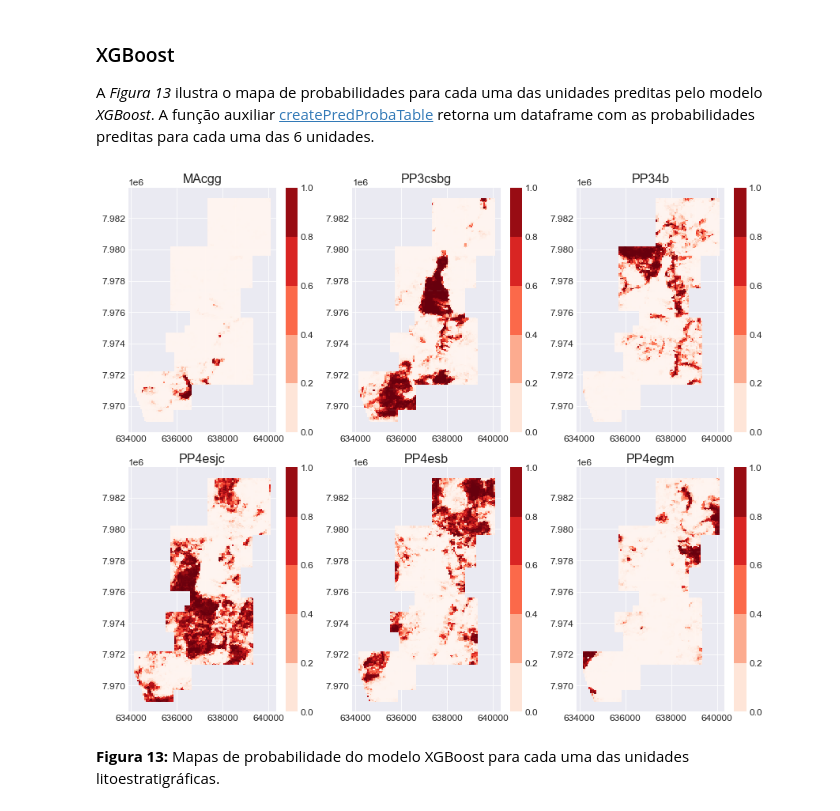
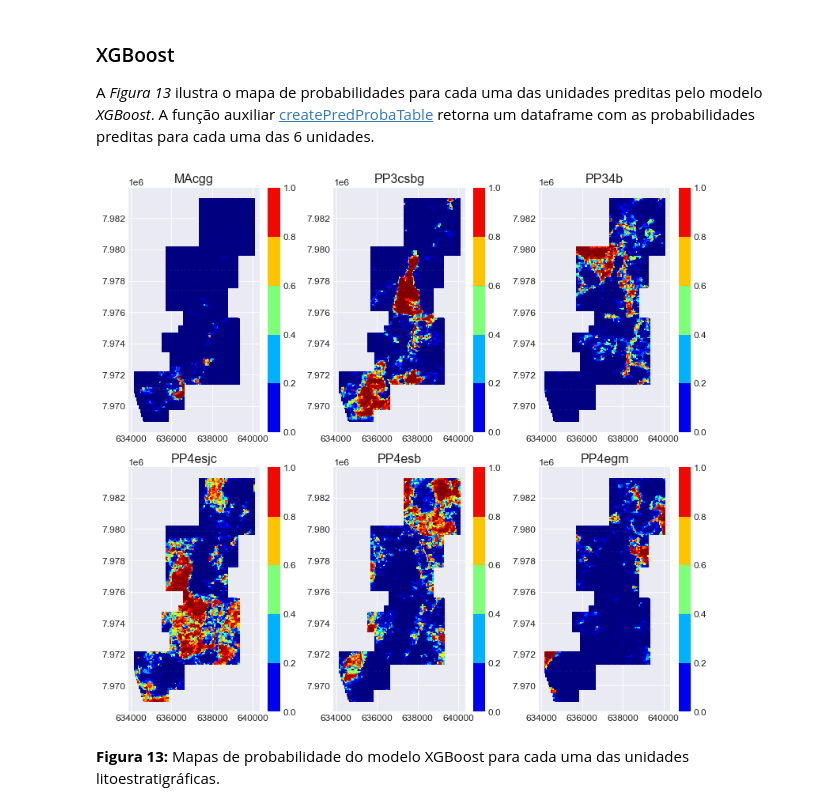
Before and after one commit to fnaghetini/Mapa-Preditivo, a Jupyter notebook: 2-predictive_litho_map.ipynb, the cells around one changed output. Saved outputs shown, nothing was run; the diff lists cells and outputs as text; code cells hidden in the pictures.

```diff
--- a/2-predictive_litho_map.ipynb
+++ b/2-predictive_litho_map.ipynb
@@ -1195,10 +1195,10 @@ pr_rf_test  = tuned_models['RF'].predict_proba(X_test)
 df_pr_rf = createPredProbaTable(pr_rf_train, pr_rf_test, train, test)
 # %%
 # mapas de probabilidade por unidade (RF)
-fig, axs = plt.subplots(nrows = 2, ncols = 3, figsize = (12, 10))
+fig, axs = plt.subplots(nrows = 2, ncols = 3, figsize = (11, 10))
 
 for ax, label in zip(axs.flat, labels):
-    rf_pr_map = ax.scatter(data = df_pr_rf, x = 'X', y = 'Y', c = label, cmap = 'Reds', s = sz, marker = mk)
+    rf_pr_map = ax.scatter(data = df_pr_rf, x = 'X', y = 'Y', c = label, cmap = 'jet', s = sz, marker = mk)
     fig.colorbar(rf_pr_map, ax = ax, boundaries = np.linspace(0.0,1.0,6))
     ax.set_title(label, size = fs_title)
 
@@ -1236,19 +1236,19 @@ pr_xgb_test = tuned_models['XGB'].predict_proba(X_test)
 df_pr_xgb = createPredProbaTable(pr_xgb_train, pr_xgb_test, train, test)
 # %%
 # mapas de probabilidade por unidade (XGB)
-fig, axs = plt.subplots(nrows = 2, ncols = 3, figsize = (12, 10))
+fig, axs = plt.subplots(nrows = 2, ncols = 3, figsize = (11, 10))
 
 for ax, label in zip(axs.flat, labels):
-    xgb_pr_map = ax.scatter(data = df_pr_xgb, x = 'X', y = 'Y', c = label, cmap = 'Reds', s = sz, marker = mk)
+    xgb_pr_map = ax.scatter(data = df_pr_xgb, x = 'X', y = 'Y', c = label, cmap = 'jet', s = sz, marker = mk)
     fig.colorbar(xgb_pr_map, ax = ax, boundaries = np.linspace(0.0,1.0,6))
     ax.set_title(label, size = fs_title)
 
 plt.tight_layout()
 
 # salva mapas
 plt.savefig("figures/notebook2/Figura_13.png", dpi = 300);
 # %% [output]
-[figure, old version]
+[figure, new version]
 # %% [markdown]
 <p>
     <b>Figura 13:</b> Mapas de probabilidade do modelo XGBoost para cada uma das unidades litoestratigráficas.
```
Also changed, not shown: parts of 6 cells of this notebook, 13 other files.
